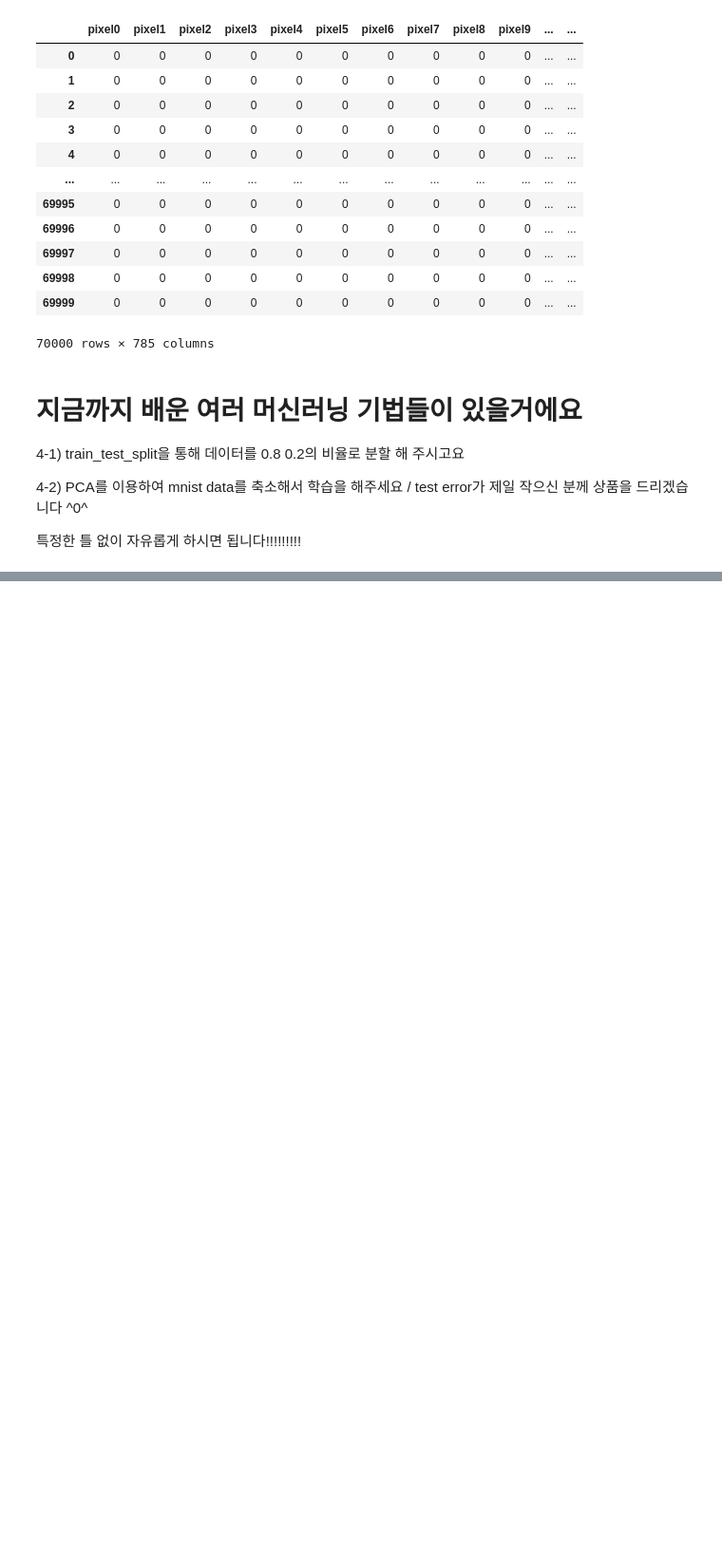
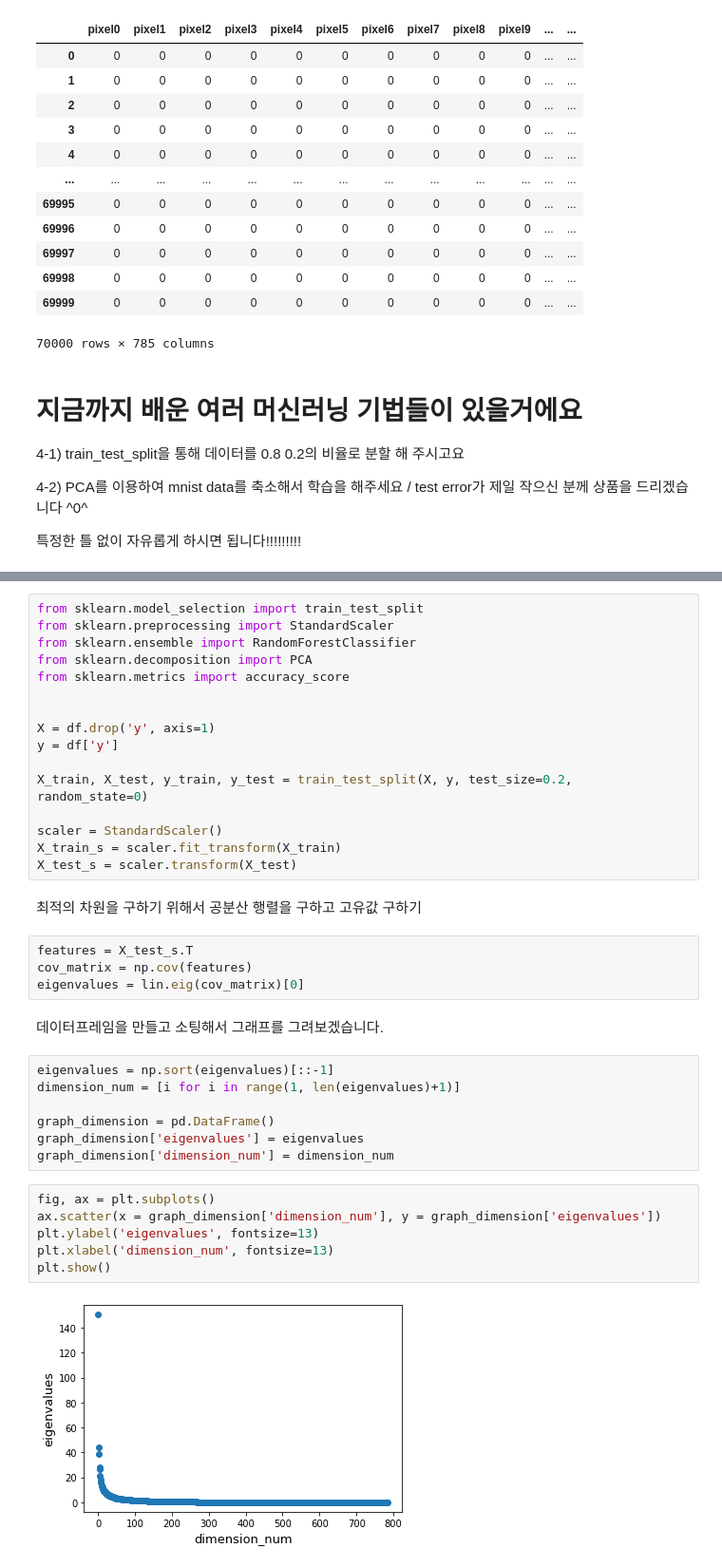
Before and after one commit to minjoong507/Tobigs_repo, a Jupyter notebook: 5_week/PCA/week5_PCA_정민준.ipynb, the cells around one changed output, grey strips where cells are left out. Shown at 95% size. Drawn from its saved outputs; the diff is of its cells as text; blank space fills up the shorter version.

```diff
--- a/5_week/PCA/week5_PCA_정민준.ipynb
+++ b/5_week/PCA/week5_PCA_정민준.ipynb
@@ -385,0 +383,39 @@ Name: y, Length: 70000, dtype: float64
+# %%
+from sklearn.model_selection import train_test_split
+from sklearn.preprocessing import StandardScaler
+from sklearn.ensemble import RandomForestClassifier
+from sklearn.decomposition import PCA
+from sklearn.metrics import accuracy_score
+
+
+X = df.drop('y', axis=1)
+y = df['y']
+
+X_train, X_test, y_train, y_test = train_test_split(X, y, test_size=0.2, random_state=0)
+
+scaler = StandardScaler()
+X_train_s = scaler.fit_transform(X_train)
+X_test_s = scaler.transform(X_test)
+# %% [markdown]
+ 최적의 차원을 구하기 위해서 공분산 행렬을 구하고 고유값 구하기
+# %%
+features = X_test_s.T
+cov_matrix = np.cov(features)
+eigenvalues = lin.eig(cov_matrix)[0]
+# %% [markdown]
+데이터프레임을 만들고 소팅해서 그래프를 그려보겠습니다.
+# %%
+eigenvalues = np.sort(eigenvalues)[::-1]
+dimension_num = [i for i in range(1, len(eigenvalues)+1)]
+
+graph_dimension = pd.DataFrame()
+graph_dimension['eigenvalues'] = eigenvalues
+graph_dimension['dimension_num'] = dimension_num
+# %%
+fig, ax = plt.subplots()
+ax.scatter(x = graph_dimension['dimension_num'], y = graph_dimension['eigenvalues'])
+plt.ylabel('eigenvalues', fontsize=13)
+plt.xlabel('dimension_num', fontsize=13)
+plt.show()
+# %% [output]
+[figure, added]
```
Also changed, not shown: parts of 11 cells of this notebook, 1 other file.
